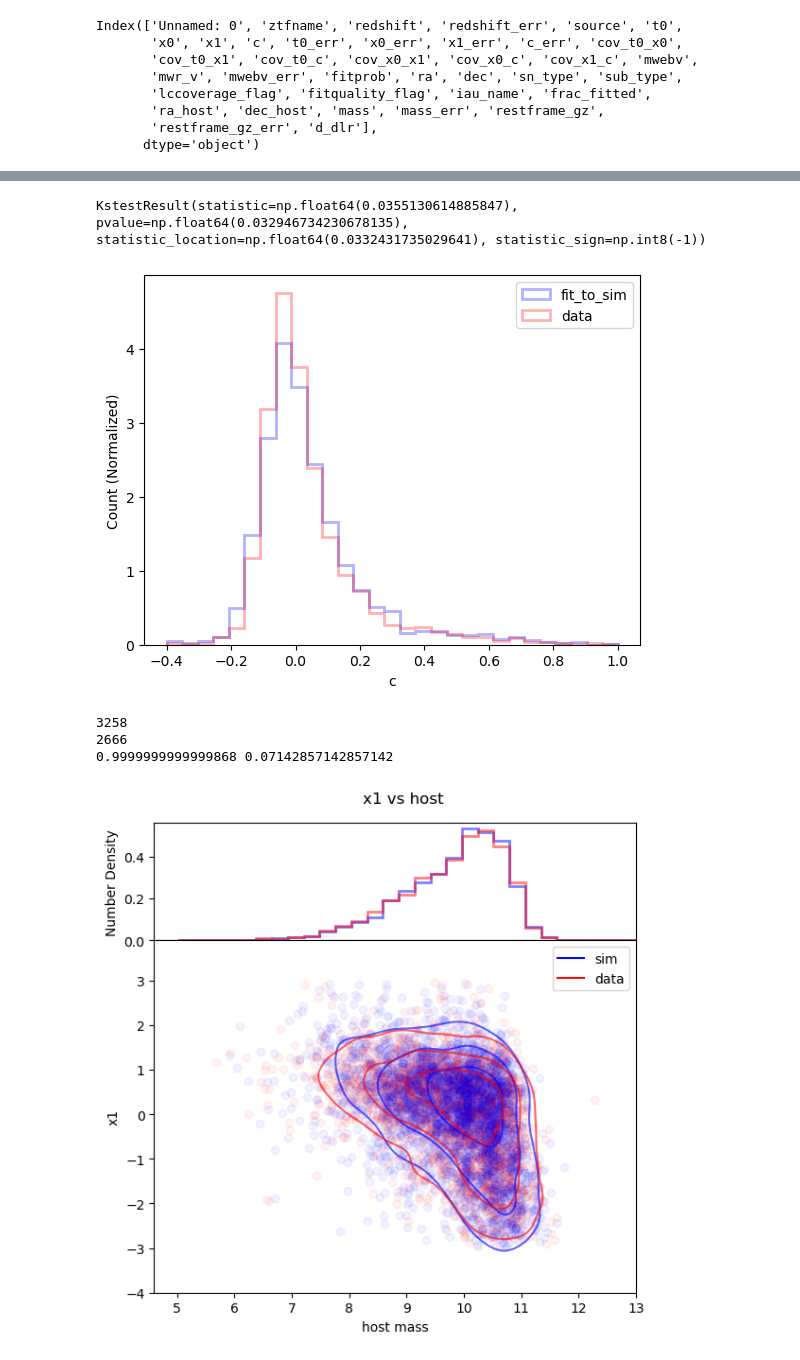
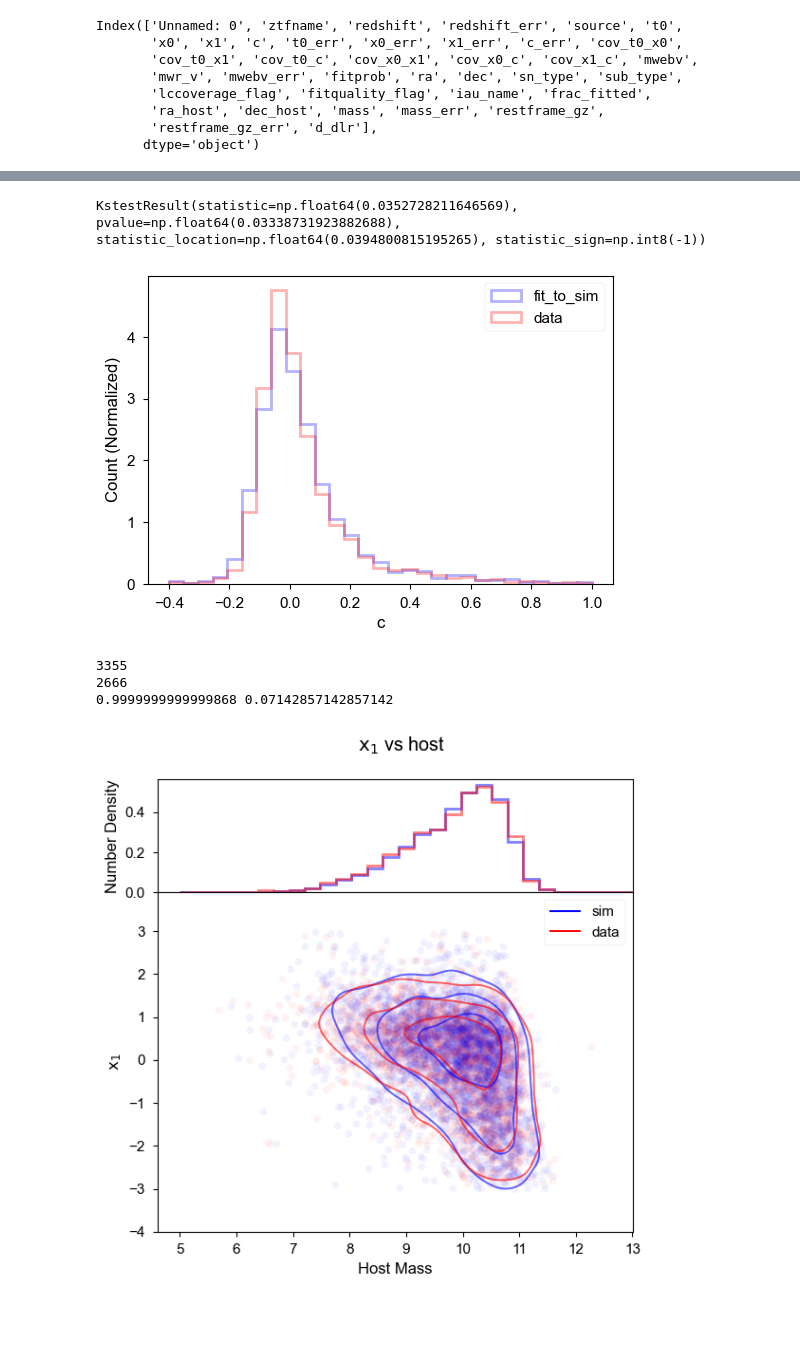
Before and after one commit to mi-dai/lightcurvelynx_ztf_sims, a Jupyter notebook: ZTF_snia-paper-plots.ipynb, the cells around one changed output, grey strips where cells are left out. Saved outputs shown, nothing was run; the diff lists cells and outputs as text; code cells hidden in the pictures; blank space fills up the shorter version.

```diff
--- a/ZTF_snia-paper-plots.ipynb
+++ b/ZTF_snia-paper-plots.ipynb
@@ -47,6 +47,22 @@ from utils.plotting_utils import (plot_snr_distr,
 from ztf_snia_sim_params import SIM_PARAMS
 
 from utils.analysis_utils import get_sn_host_sep
+# %%
+import matplotlib
+matplotlib.style.use('seaborn-v0_8-paper')
+# %%
+plt.rcParams.update({
+    "figure.figsize": (6, 4),
+    "text.usetex": False,
+    "font.family": "sans-serif",
+    "font.sans-serif": ["Arial"],
+    "font.size": 12,
+    "axes.labelsize": 12,
+    "axes.titlesize": 12,
+    "legend.fontsize": 11,
+    "xtick.labelsize": 11,
+    "ytick.labelsize": 11,
+})
 # %%
 H0 = SIM_PARAMS["H0"]
 OMEGA_M = SIM_PARAMS["Omega_m"]
@@ -803,8 +819,8 @@ ks = stats.ks_2samp(result_df[idx].c,data[data_idx].c)
 print(ks)
 plt.savefig('paper_figs/c_distr.png')
 # %% [output]
-KstestResult(statistic=np.float64(0.0355130614885847), pvalue=np.float64(0.032946734230678135), statistic_location=np.float64(0.0332431735029641), statistic_sign=np.int8(-1))
+KstestResult(statistic=np.float64(0.0352728211646569), pvalue=np.float64(0.03338731923882688), statistic_location=np.float64(0.0394800815195265), statistic_sign=np.int8(-1))
-[figure, old version]
+[figure, new version]
 # %%
 idx = saltpar_cuts
 data_idx = (data.fitquality_flag == True) & (data.lccoverage_flag == True)
@@ -824,10 +840,8 @@ ax.set_ylabel('Number Density')
 
 ax2.plot(data[data_idx].mass,data[data_idx].x1,'o',label='ztf sn data release',alpha=0.05,color='red')
 ax2.plot(np.array(hostmass)[idx],np.array(x1)[idx],'o',label='sim',alpha=0.05,color='blue')
-ax2.set_xlabel('hostmass')
-ax2.set_ylabel('x1')
 ax2.legend()
-plt.suptitle('x1 vs host',x=0.55)
+plt.suptitle(r"$\mathrm{x_1}$ vs host",x=0.55)
 # plt.show()
 
 # plt.subplot(2,1,2)
@@ -928,37 +942,37 @@ sim_levels  = np.percentile(Z_sim,  sim_levels_percentiles)
 data_levels = np.percentile(Z_data, data_levels_percentiles)
 
 # ----------------------------------------------------------------------
 # Plot
 # ----------------------------------------------------------------------
 
 CS_sim = ax2.contour(
     host_grid, x1_grid, Z_sim,
     levels=sim_levels, colors='blue', alpha=0.6
 )
 CS_data = ax2.contour(
     host_grid, x1_grid, Z_data,
     levels=data_levels, colors='red', alpha=0.6
 )
 
 # Legend using proxy artists
 proxies = [Line2D([], [], color=c) for c in ['blue', 'red']]
 ax2.legend(proxies, ['sim', 'data'])
 
-ax2.set_xlabel('host mass')
-ax2.set_ylabel('x1')
+ax2.set_xlabel('Host Mass')
+ax2.set_ylabel(r"$\mathrm{x_1}$")
 ax2.set_ylim(-4, 3.9)
 
 fig.tight_layout()
 fig.subplots_adjust(hspace=0)
 fig.savefig('paper_figs/host_x1.png')
 
 p,D = ks2d2s(sim_x,sim_y,data_x,data_y,extra=True)
 print(p,D)
 # %% [output]
-3258
+3355
 2666
 0.9999999999999868 0.07142857142857142
-[figure, old version]
+[figure, new version]
 # %%
 # make HD
 
```
Also changed, not shown: parts of 37 cells of this notebook, 2 other files.
